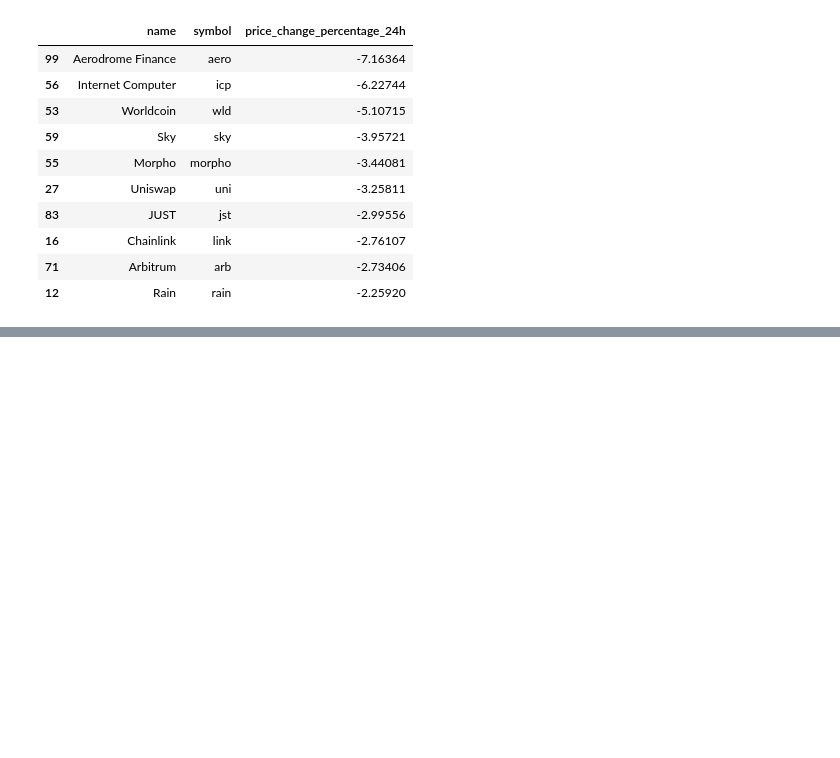
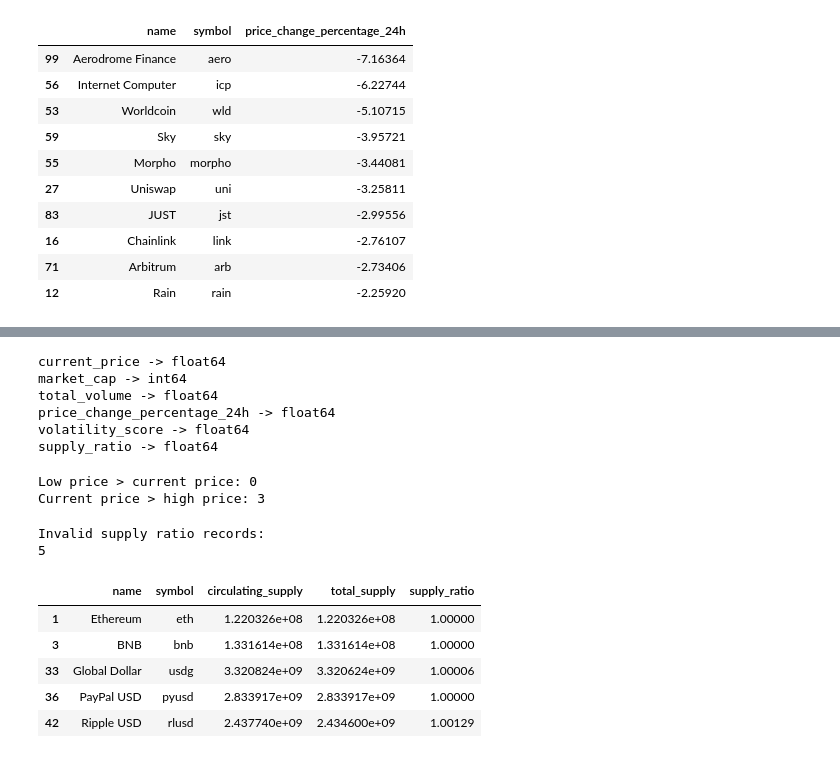
Before and after one commit to greeshavaishnavi09/Advanced_Multi_Source_Pipeline, a Jupyter notebook: research/01_multi_source_pipeline.ipynb, the cells around one changed output, grey strips where cells are left out. Saved outputs shown, nothing was run; the diff lists cells and outputs as text; code cells hidden in the pictures; blank space fills up the shorter version.

```diff
--- a/research/01_multi_source_pipeline.ipynb
+++ b/research/01_multi_source_pipeline.ipynb
@@ -1551,0 +1633,79 @@ top_losers
+# %%
+
+# Validate Numeric Columns
+
+
+numeric_validation_columns = [
+    "current_price",
+    "market_cap",
+    "total_volume",
+    "price_change_percentage_24h",
+    "volatility_score",
+    "supply_ratio"
+]
+
+for column in numeric_validation_columns:
+
+    print(
+        column,
+        "->",
+        crypto_clean[column].dtype
+    )
+# %% [output]
+current_price -> float64
+market_cap -> int64
+total_volume -> float64
+price_change_percentage_24h -> float64
+volatility_score -> float64
+supply_ratio -> float64
+# %%
+
+# Validate 24h Price Relationships
+
+
+invalid_low_price = (
+    crypto_clean["low_24h"] >
+    crypto_clean["current_price"]
+).sum()
+
+invalid_high_price = (
+    crypto_clean["current_price"] >
+    crypto_clean["high_24h"]
+).sum()
+
+print("Low price > current price:", invalid_low_price)
+print("Current price > high price:", invalid_high_price)
+# %% [output]
+Low price > current price: 0
+Current price > high price: 3
+# %%
+
+# Validate Supply Ratio
+
+
+invalid_supply_ratio = crypto_clean[
+    (crypto_clean["supply_ratio"] < 0) |
+    (crypto_clean["supply_ratio"] > 1)
+]
+
+print("Invalid supply ratio records:")
+print(len(invalid_supply_ratio))
+
+invalid_supply_ratio[
+    [
+        "name",
+        "symbol",
+        "circulating_supply",
+        "total_supply",
+        "supply_ratio"
+    ]
+]
+# %% [output]
+Invalid supply ratio records:
+5
+|  | name | symbol | circulating_supply | total_supply | supply_ratio |
+| 1 | Ethereum | eth | 1.220326e+08 | 1.220326e+08 | 1.00000 |
+| 3 | BNB | bnb | 1.331614e+08 | 1.331614e+08 | 1.00000 |
+| 33 | Global Dollar | usdg | 3.320824e+09 | 3.320624e+09 | 1.00006 |
+| 36 | PayPal USD | pyusd | 2.833917e+09 | 2.833917e+09 | 1.00000 |
+| 42 | Ripple USD | rlusd | 2.437740e+09 | 2.434600e+09 | 1.00129 |
```
Also changed, not shown: parts of 42 cells of this notebook, 2 other files.
